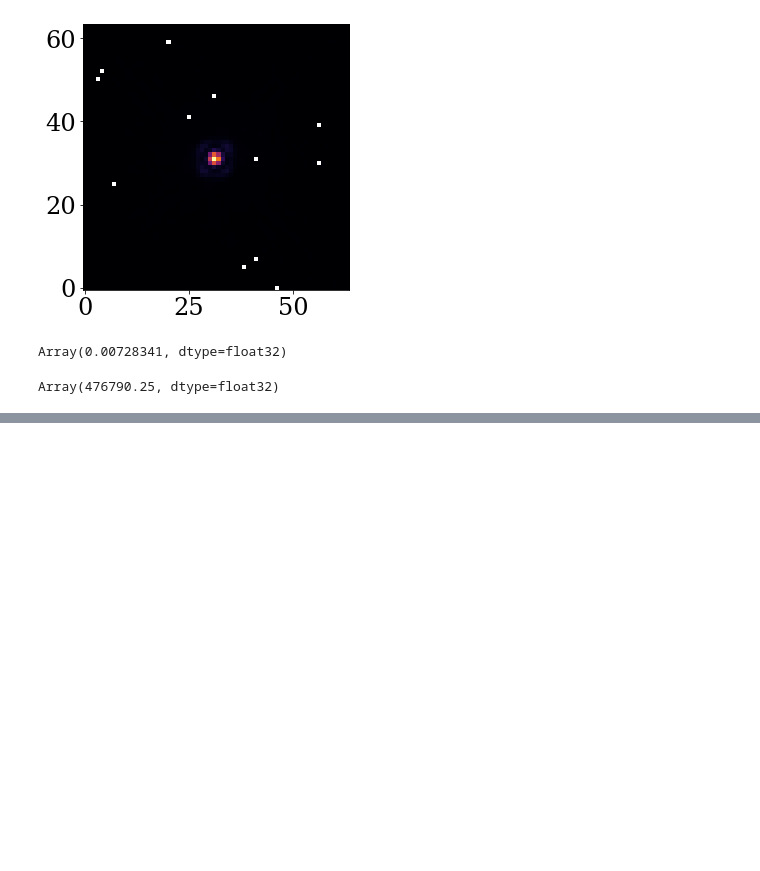
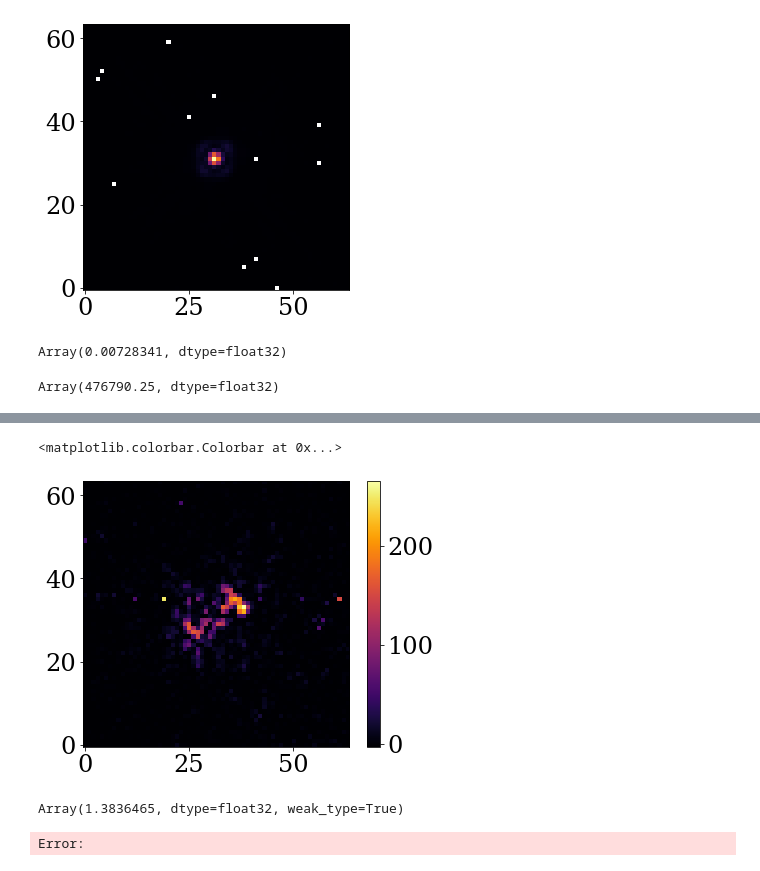
Before and after one commit to h-greer/hubble, a Jupyter notebook: notebooks/single-star.ipynb, the cells around one changed output, grey strips where cells are left out. Drawn from its saved outputs; the diff is of its cells as text; code cells hidden in the pictures; blank space fills up the shorter version.

```diff
--- a/notebooks/single-star.ipynb
+++ b/notebooks/single-star.ipynb
@@ -254,0 +352,11 @@ plot_comparison(model_single, models[-1], exposures_single)
+# %%
+plt.imshow(pst*(1-extra_bad))
+plt.colorbar()
+# %% [output]
+<matplotlib.colorbar.Colorbar at 0x...>
+[figure, added]
+# %%
+jsp.stats.norm.logpdf(0,0,0.1)
+# %% [output]
+Array(1.3836465, dtype=float32, weak_type=True)
+Error:
```
Also changed, not shown: parts of 14 cells of this notebook.
